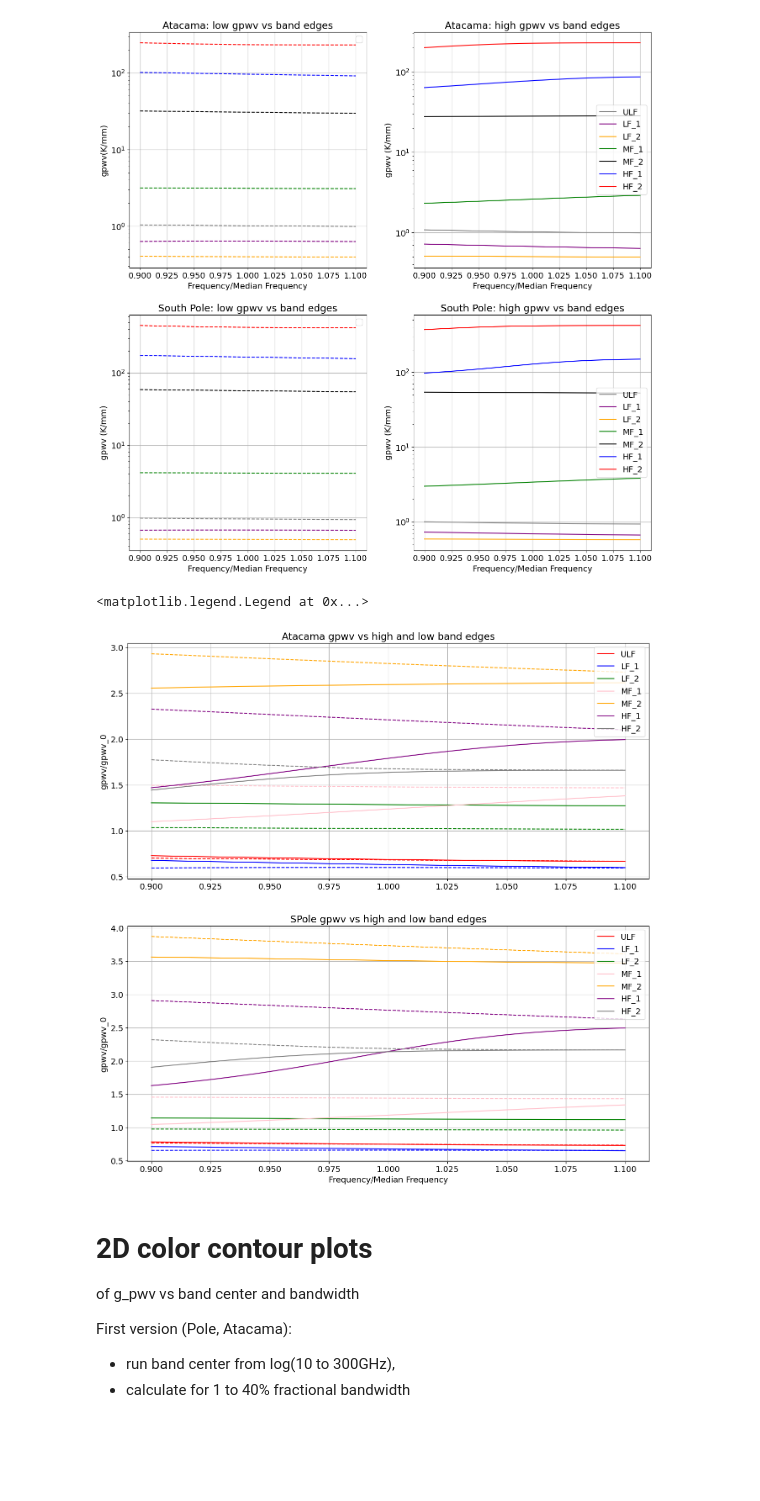
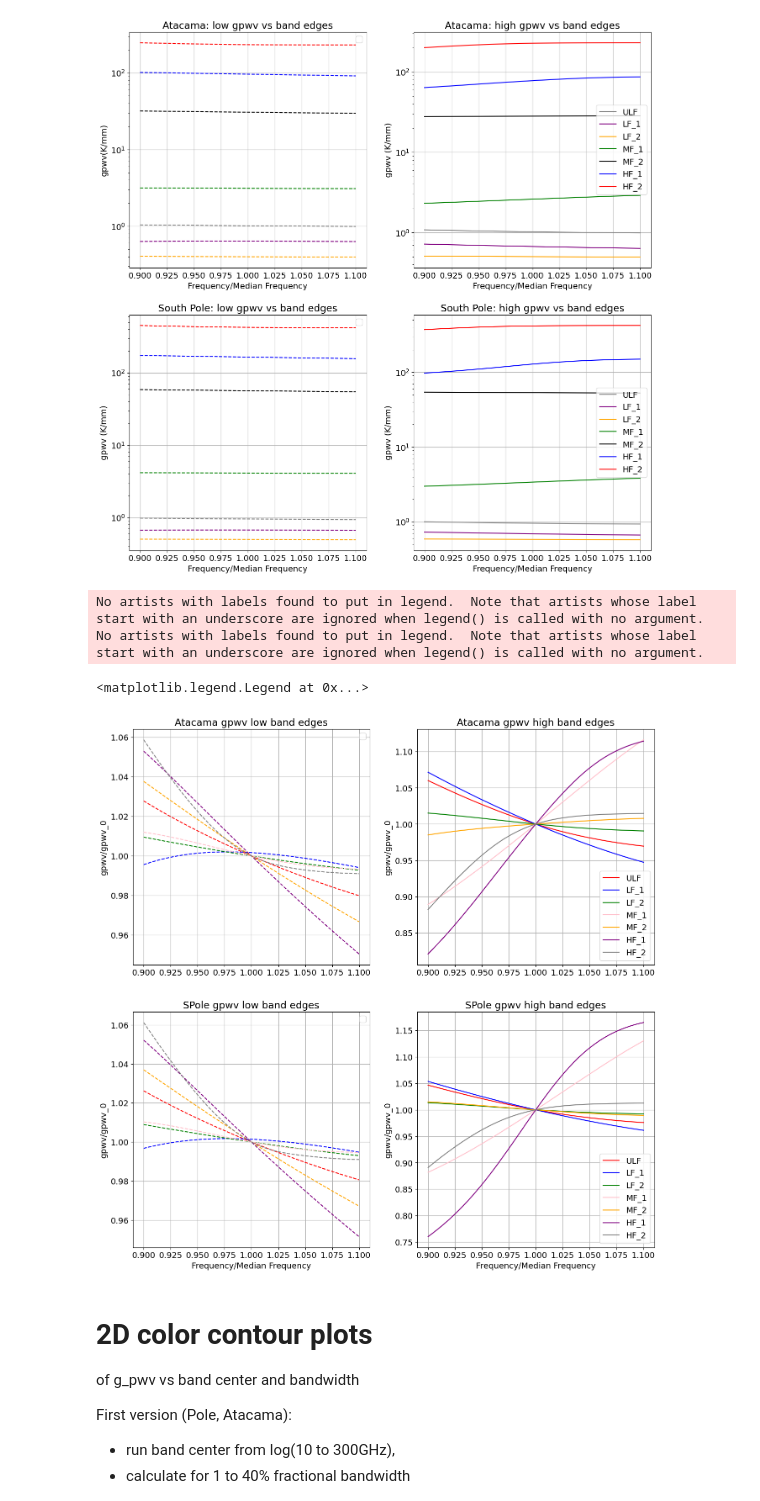
Before and after one commit to JohnRuhl/Atmos_pwv_flucts, a Jupyter notebook: Atmos_pwv_flucts.ipynb, the cells around one changed output. Saved outputs shown, nothing was run; the diff lists cells and outputs as text; code cells hidden in the pictures; blank space fills up the shorter version.

Commit message:
new plots for gpwv

```diff
--- a/Atmos_pwv_flucts.ipynb
+++ b/Atmos_pwv_flucts.ipynb
@@ -968,38 +968,59 @@ No artists with labels found to put in legend.  Note that artists whose label st
 # %%
 #similar plot but with gpwv high and low values / gpwv center
 plt.rcParams.update({'font.size': 14})
 plt.rcParams['figure.figsize'] = [16, 16]
 
 bandtype_dict= {'LAT':{'ULF':'red', 'LF_1': 'blue', 'LF_2': 'green',
                        'MF_1': 'pink', 'MF_2': 'orange', 'HF_1': 'purple', 'HF_2': 'grey'}}
 bandarray=list(bandtype_dict.keys())
 
-plt.subplot(2,1,1)
+plt.subplot(2,2,1)
 for ch in chlist:
     btype=bandtype_dict['LAT'][ch]
-    plt.plot(atacama_dict[900][ch]['lowvec']/np.median(atacama_dict[900][ch]['lowvec']), (atacama_dict[900][ch]['gpwv_l']/atacama_dict[900][ch]['gpwv']), color=btype, linestyle='dashed')#, label=ch)
-    plt.plot(atacama_dict[900][ch]['highvec']/np.median(atacama_dict[900][ch]['highvec']), (atacama_dict[900][ch]['gpwv_h']/atacama_dict[900][ch]['gpwv']), color=btype, label=ch)
+    plt.plot(atacama_dict[900][ch]['lowvec']/np.median(atacama_dict[900][ch]['lowvec']), (atacama_dict[900][ch]['gpwv_l']/np.median(atacama_dict[900][ch]['gpwv_l'])), color=btype, linestyle='dashed')#, label=ch)
+    #plt.plot(atacama_dict[900][ch]['highvec']/np.median(atacama_dict[900][ch]['highvec']), (atacama_dict[900][ch]['gpwv_h']/np.median(atacama_dict[900][ch]['gpwv_h'])), color=btype, label=ch)
 plt.ylabel('gpwv/gpwv_0')
-plt.title('Atacama gpwv vs high and low band edges')
+plt.title('Atacama gpwv low band edges')
 plt.grid()
 plt.legend()
 
-
-plt.subplot(2,1,2)
+plt.subplot(2,2,2)
 for ch in chlist:
     btype=bandtype_dict['LAT'][ch]
-    plt.plot(spole_dict[300][ch]['lowvec']/np.median(spole_dict[300][ch]['lowvec']), (spole_dict[300][ch]['gpwv_l']/spole_dict[300][ch]['gpwv']), color=btype, linestyle='dashed')
-    plt.plot(spole_dict[300][ch]['highvec']/np.median(spole_dict[300][ch]['highvec']), (spole_dict[300][ch]['gpwv_h']/spole_dict[300][ch]['gpwv']), color=btype, label=ch)
+    plt.plot(atacama_dict[900][ch]['highvec']/np.median(atacama_dict[900][ch]['highvec']), (atacama_dict[900][ch]['gpwv_h']/np.median(atacama_dict[900][ch]['gpwv_h'])), color=btype, label=ch)
 plt.ylabel('gpwv/gpwv_0')
-plt.title('SPole gpwv vs high and low band edges')
+plt.title('Atacama gpwv high band edges')
+plt.grid()
+plt.legend()
+
+plt.subplot(2,2,3)
+for ch in chlist:
+    btype=bandtype_dict['LAT'][ch]
+    plt.plot(spole_dict[300][ch]['lowvec']/np.median(spole_dict[300][ch]['lowvec']), spole_dict[300][ch]['gpwv_l']/np.median(spole_dict[300][ch]['gpwv_l']),color=btype, linestyle='dashed')
+    #plt.plot(spole_dict[300][ch]['highvec']/np.median(spole_dict[300][ch]['highvec']), spole_dict[300][ch]['gpwv_h']/np.median(spole_dict[300][ch]['gpwv_h']), color=btype, label=ch)
+    #plt.plot(spole_dict[300][ch]['lowvec']/np.median(spole_dict[300][ch]['lowvec']), (spole_dict[300][ch]['gpwv_l']/spole_dict[300][ch]['gpwv']), color=btype, linestyle='dashed')
+    #plt.plot(spole_dict[300][ch]['highvec']/np.median(spole_dict[300][ch]['highvec']), (spole_dict[300][ch]['gpwv_h']/spole_dict[300][ch]['gpwv']), color=btype, label=ch)
+plt.ylabel('gpwv/gpwv_0')
+plt.title('SPole gpwv low band edges')
 plt.xlabel('Frequency/Median Frequency')
 plt.grid()
 plt.legend()
 
-#plt.legend()
+plt.subplot(2,2,4)
+for ch in chlist:
+    btype=bandtype_dict['LAT'][ch]
+    #plt.plot(spole_dict[300][ch]['lowvec']/np.median(spole_dict[300][ch]['lowvec']), spole_dict[300][ch]['gpwv_l']/np.median(spole_dict[300][ch]['gpwv_l']),color=btype, linestyle='dashed')
+    plt.plot(spole_dict[300][ch]['highvec']/np.median(spole_dict[300][ch]['highvec']), spole_dict[300][ch]['gpwv_h']/np.median(spole_dict[300][ch]['gpwv_h']), color=btype, label=ch)
+plt.ylabel('gpwv/gpwv_0')
+plt.title('SPole gpwv high band edges')
+plt.xlabel('Frequency/Median Frequency')
+plt.grid()
+plt.legend()
 # %% [output]
-<matplotlib.legend.Legend at 0x...>
+No artists with labels found to put in legend.  Note that artists whose label start with an underscore are ignored when legend() is called with no argument.
+No artists with labels found to put in legend.  Note that artists whose label start with an underscore are ignored when legend() is called with no argument.
+<matplotlib.legend.Legend at 0x...>
-[figure, old version]
+[figure, new version]
 # %% [markdown]
 # 2D color contour plots
 of g_pwv vs band center and bandwidth
```
